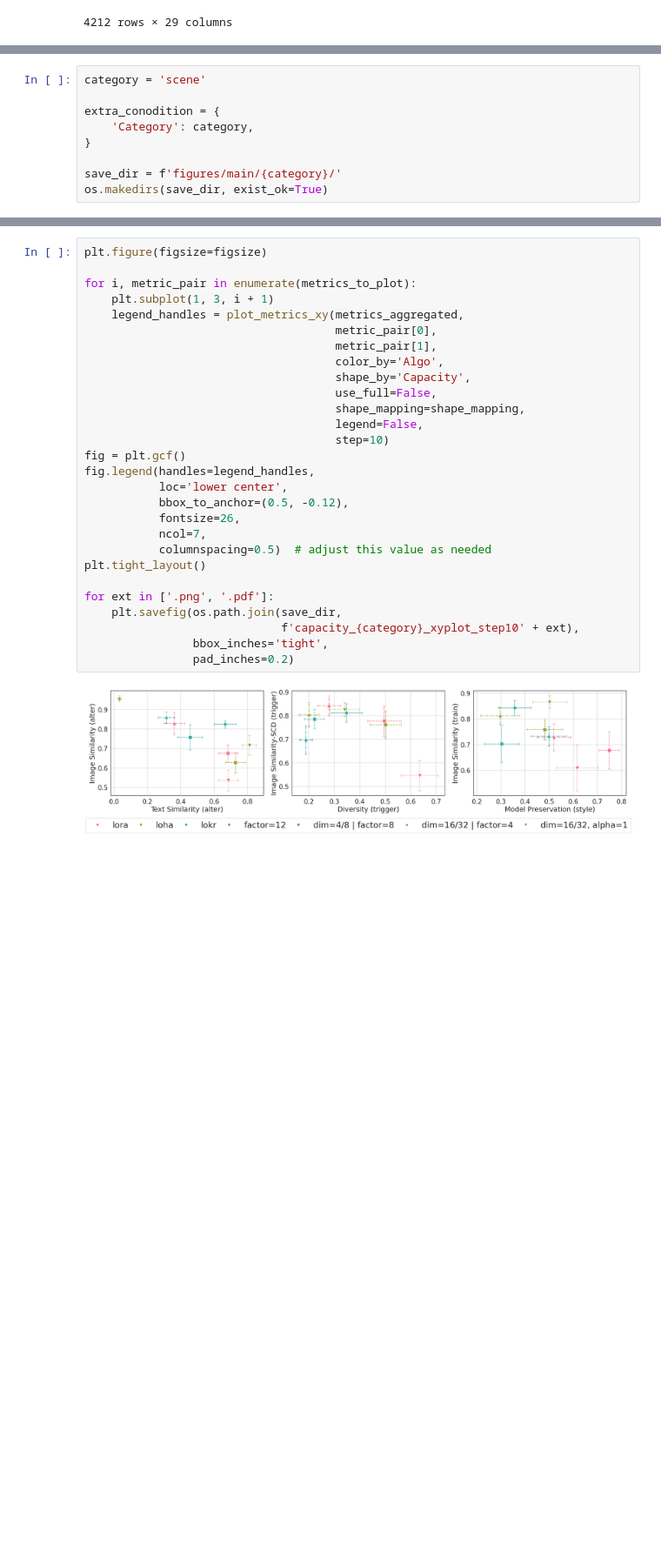
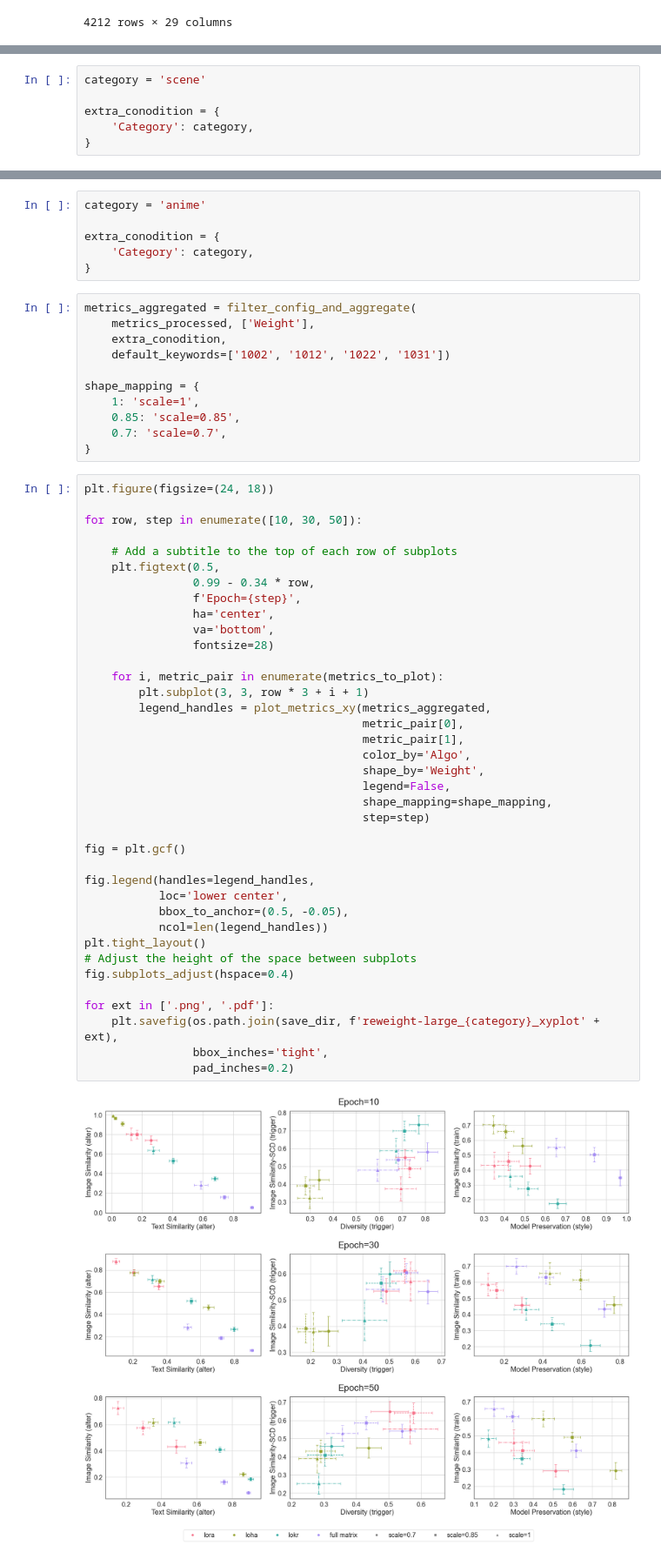
Before and after one commit to cyber-meow/LyCORIS-evaluation, a Jupyter notebook: results/notebooks/xy_plot/xy_plot_paper_add_exp.ipynb, the cells around one changed output, grey strips where cells are left out. Shown: that part at 87% size. Cells and saved outputs as stored; diff of their text form; blank space fills up the shorter version.

```diff
--- a/results/notebooks/xy_plot/xy_plot_paper_add_exp.ipynb
+++ b/results/notebooks/xy_plot/xy_plot_paper_add_exp.ipynb
@@ -171,6 +214,3 @@ category = 'scene'
 extra_conodition = {
     'Category': category,
 }
-
-save_dir = f'figures/main/{category}/'
-os.makedirs(save_dir, exist_ok=True)
@@ -227,30 +289,57 @@ shape_mapping = {
+# %%
+category = 'anime'
+
+extra_conodition = {
+    'Category': category,
+}
+# %%
+metrics_aggregated = filter_config_and_aggregate(
+    metrics_processed, ['Weight'],
+    extra_conodition,
+    default_keywords=['1002', '1012', '1022', '1031'])
+
+shape_mapping = {
+    1: 'scale=1',
+    0.85: 'scale=0.85',
+    0.7: 'scale=0.7',
+}
 # %%
-plt.figure(figsize=figsize)
+plt.figure(figsize=(24, 18))
 
-for i, metric_pair in enumerate(metrics_to_plot):
-    plt.subplot(1, 3, i + 1)
-    legend_handles = plot_metrics_xy(metrics_aggregated,
-                                     metric_pair[0],
-                                     metric_pair[1],
-                                     color_by='Algo',
-                                     shape_by='Capacity',
-                                     use_full=False,
-                                     shape_mapping=shape_mapping,
-                                     legend=False,
-                                     step=10)
+for row, step in enumerate([10, 30, 50]):
+
+    # Add a subtitle to the top of each row of subplots
+    plt.figtext(0.5,
+                0.99 - 0.34 * row,
+                f'Epoch={step}',
+                ha='center',
+                va='bottom',
+                fontsize=28)
+
+    for i, metric_pair in enumerate(metrics_to_plot):
+        plt.subplot(3, 3, row * 3 + i + 1)
+        legend_handles = plot_metrics_xy(metrics_aggregated,
+                                         metric_pair[0],
+                                         metric_pair[1],
+                                         color_by='Algo',
+                                         shape_by='Weight',
+                                         legend=False,
+                                         shape_mapping=shape_mapping,
+                                         step=step)
+
 fig = plt.gcf()
+
 fig.legend(handles=legend_handles,
            loc='lower center',
-           bbox_to_anchor=(0.5, -0.12),
-           fontsize=26,
-           ncol=7,
-           columnspacing=0.5)  # adjust this value as needed
+           bbox_to_anchor=(0.5, -0.05),
+           ncol=len(legend_handles))
 plt.tight_layout()
+# Adjust the height of the space between subplots
+fig.subplots_adjust(hspace=0.4)
 
 for ext in ['.png', '.pdf']:
-    plt.savefig(os.path.join(save_dir,
-                             f'capacity_{category}_xyplot_step10' + ext),
+    plt.savefig(os.path.join(save_dir, f'reweight-large_{category}_xyplot' + ext),
                 bbox_inches='tight',
                 pad_inches=0.2)
 # %% [output]
-[figure, old version]
+[figure, new version]
```
Also changed, not shown: parts of 22 cells of this notebook, 34 other files.
